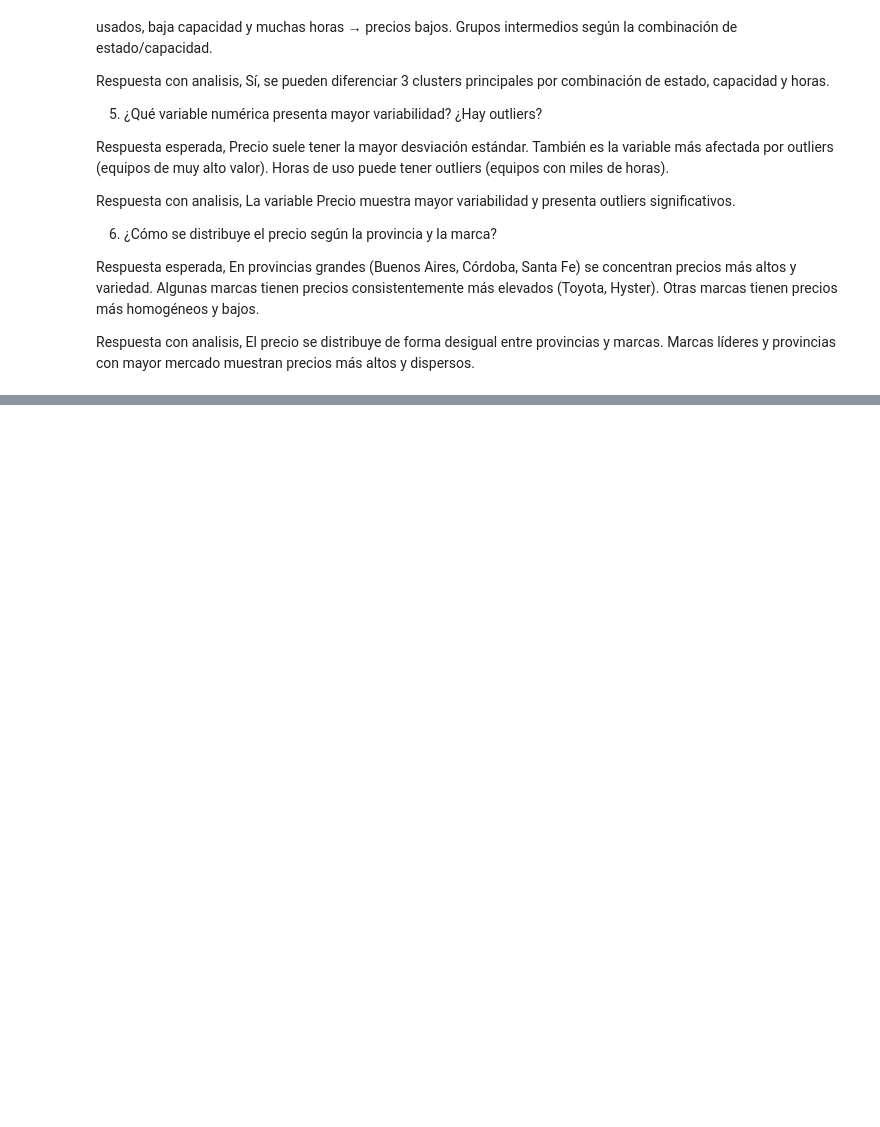
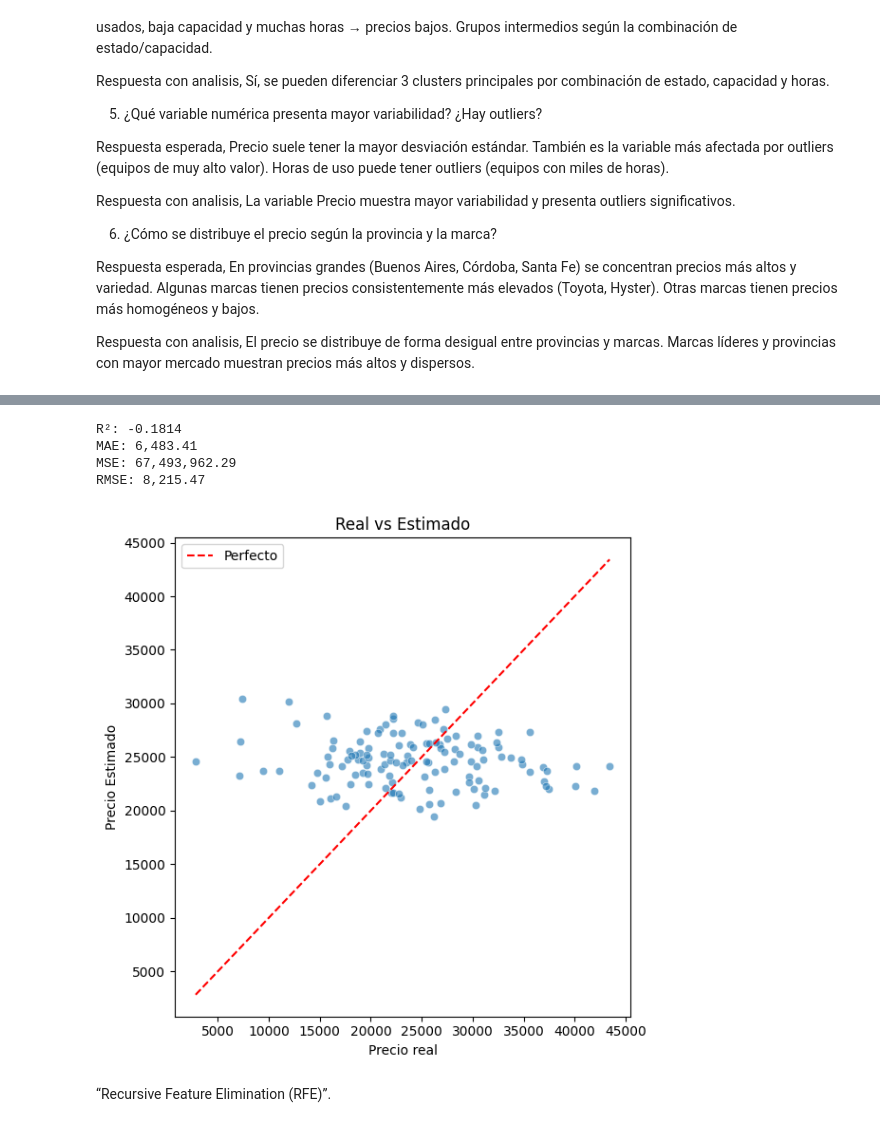
Before and after one commit to ameschini2206/Segunda-Entrega, a Jupyter notebook: ProyectoDS_ParteI_Alejandro_Meschini p2.ipynb, the cells around one changed output, grey strips where cells are left out. Saved outputs shown, nothing was run; the diff lists cells and outputs as text; code cells hidden in the pictures; blank space fills up the shorter version.

```diff
--- a/ProyectoDS_ParteI_Alejandro_Meschini p2.ipynb
+++ b/ProyectoDS_ParteI_Alejandro_Meschini p2.ipynb
@@ -405,0 +381,65 @@ Entrenando pipeline final (puede tardar)...
+# %%
+# Entrenar el modelo
+pipe.fit(X_train, y_train)
+
+# Predicciones
+y_pred = pipe.predict(X_test)
+# %%
+import numpy as np
+from sklearn.metrics import r2_score, mean_absolute_error, mean_squared_error
+import matplotlib.pyplot as plt
+import seaborn as sns
+
+# --------------------------
+# Validaciones rápidas
+# --------------------------
+# Asegurate de que y_test y y_pred existan
+assert 'y_test' in globals() or 'y_test' in locals(), "y_test no está definido. Crea X_train, X_test, y_train, y_test y entrena el modelo primero."
+assert 'y_pred' in globals() or 'y_pred' in locals(), "y_pred no está definido. Ejecuta y_pred = pipe.predict(X_test) después de entrenar."
+
+# Convertir a arrays numéricos y eliminar pares con NaN por seguridad
+y_test_arr = np.asarray(y_test).astype(float)
+y_pred_arr = np.asarray(y_pred).astype(float)
+
+mask = ~np.isnan(y_test_arr) & ~np.isnan(y_pred_arr)
+y_test_clean = y_test_arr[mask]
+y_pred_clean = y_pred_arr[mask]
+
+if len(y_test_clean) == 0:
+    raise ValueError("No quedan muestras válidas para evaluar (todas tienen NaN).")
+
+# --------------------------
+# Métricas
+# --------------------------
+r2 = r2_score(y_test_clean, y_pred_clean)
+mae = mean_absolute_error(y_test_clean, y_pred_clean)
+mse = mean_squared_error(y_test_clean, y_pred_clean)
+rmse = np.sqrt(mse)
+
+print(f"R²: {r2:.4f}")
+print(f"MAE: {mae:,.2f}")
+print(f"MSE: {mse:,.2f}")
+print(f"RMSE: {rmse:,.2f}")
+
+# --------------------------
+# Gráfico Real vs Predicho
+# --------------------------
+plt.figure(figsize=(6,6))
+sns.scatterplot(x=y_test_clean, y=y_pred_clean, alpha=0.6)
+mn = min(y_test_clean.min(), y_pred_clean.min())
+mx = max(y_test_clean.max(), y_pred_clean.max())
+plt.plot([mn, mx], [mn, mx], 'r--', label='Perfecto')
+plt.xlabel("Precio real")
+plt.ylabel("Precio Estimado")
+plt.title("Real vs Estimado")
+plt.legend()
+plt.tight_layout()
+plt.show()
+# %% [output]
+R²: -0.1814
+MAE: 6,483.41
+MSE: 67,493,962.29
+RMSE: 8,215.47
+[figure, added]
+# %% [markdown]
+“Recursive Feature Elimination (RFE)”.
```
Also changed, not shown: parts of 9 cells of this notebook.
